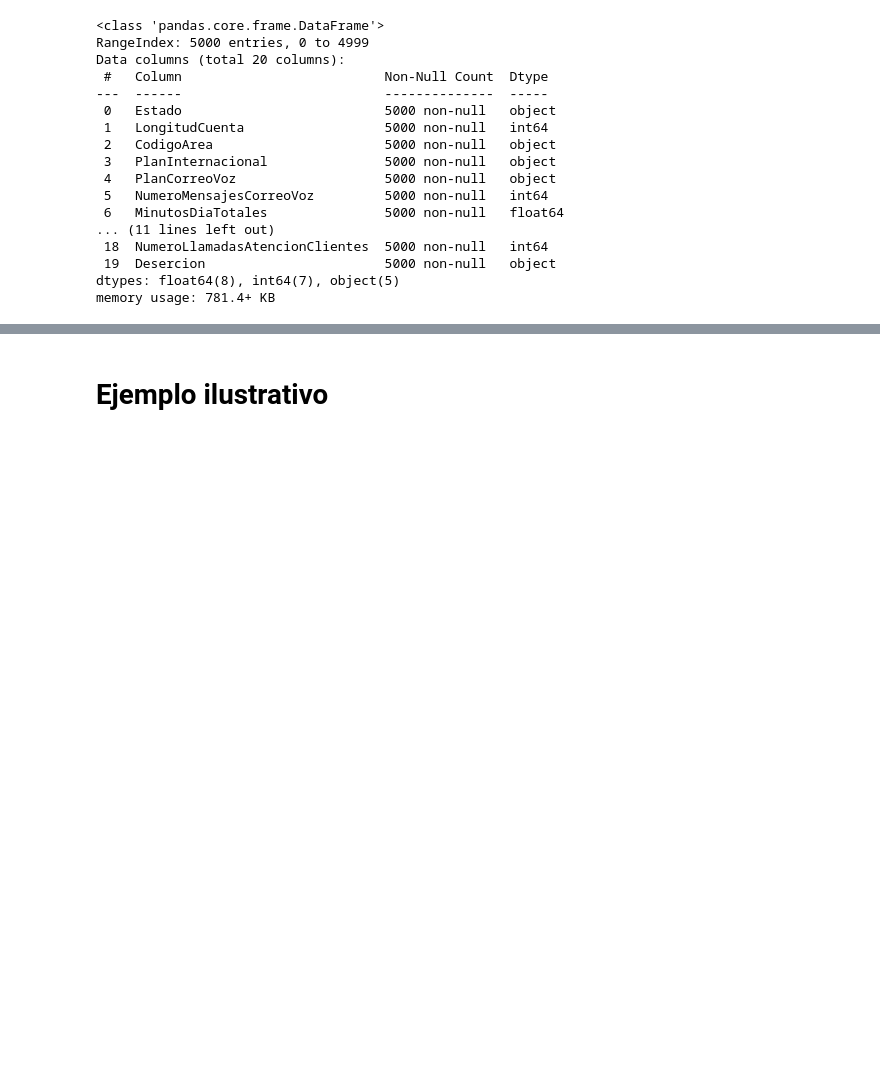
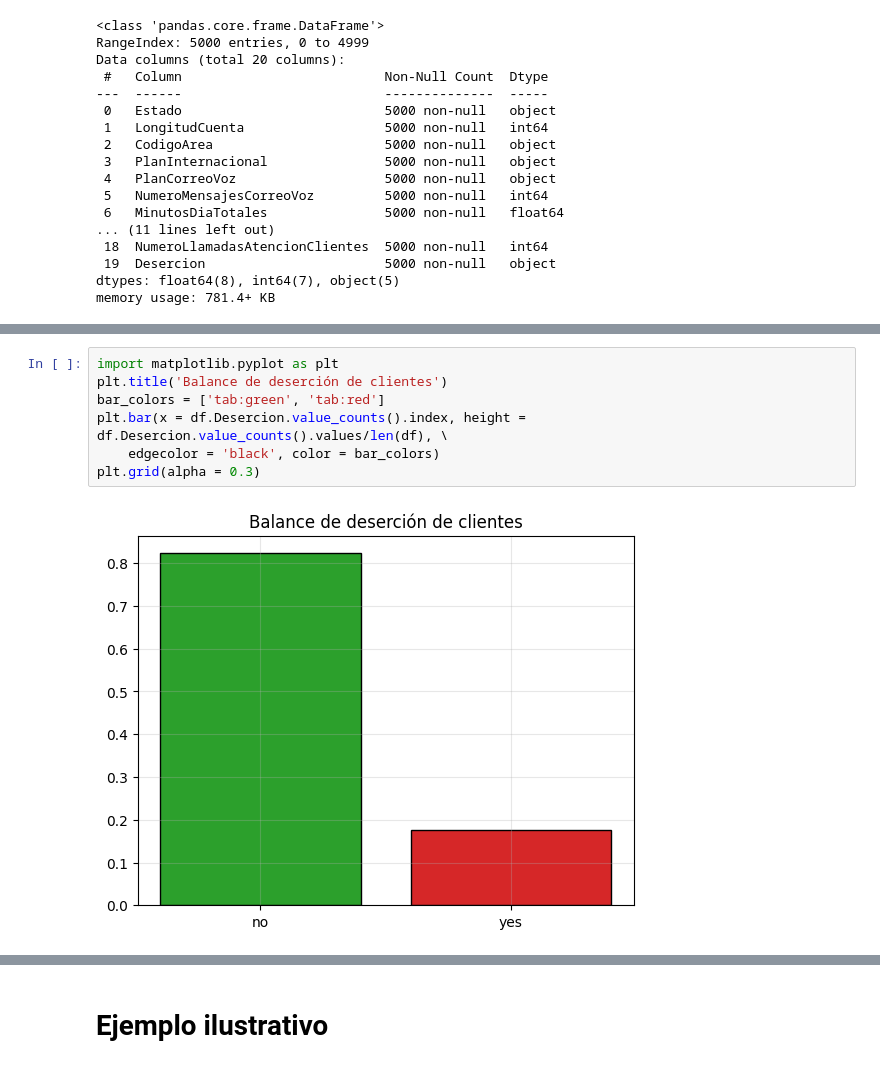
Before and after one commit to marco-canas/extension, a Jupyter notebook: taller_g_lideres/6_pactica_ml/1_analisis_abandono.ipynb, the cells around one changed output, grey strips where cells are left out. Saved outputs shown, nothing was run; the diff lists cells and outputs as text; blank space fills up the shorter version.

```diff
--- a/taller_g_lideres/6_pactica_ml/1_analisis_abandono.ipynb
+++ b/taller_g_lideres/6_pactica_ml/1_analisis_abandono.ipynb
@@ -431,0 +463,9 @@ Indicadores:
+# %%
+import matplotlib.pyplot as plt
+plt.title('Balance de deserción de clientes')
+bar_colors = ['tab:green', 'tab:red']
+plt.bar(x = df.Desercion.value_counts().index, height = df.Desercion.value_counts().values/len(df), \
+    edgecolor = 'black', color = bar_colors)
+plt.grid(alpha = 0.3)
+# %% [output]
+[figure, added]
```
Also changed, not shown: parts of 47 cells of this notebook.
